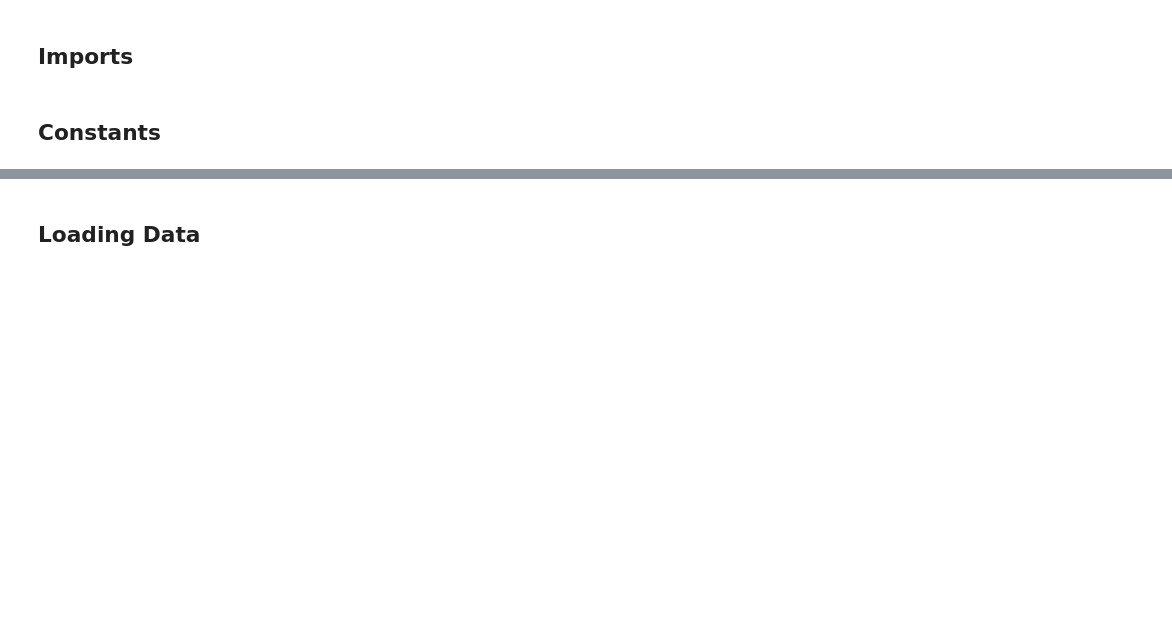
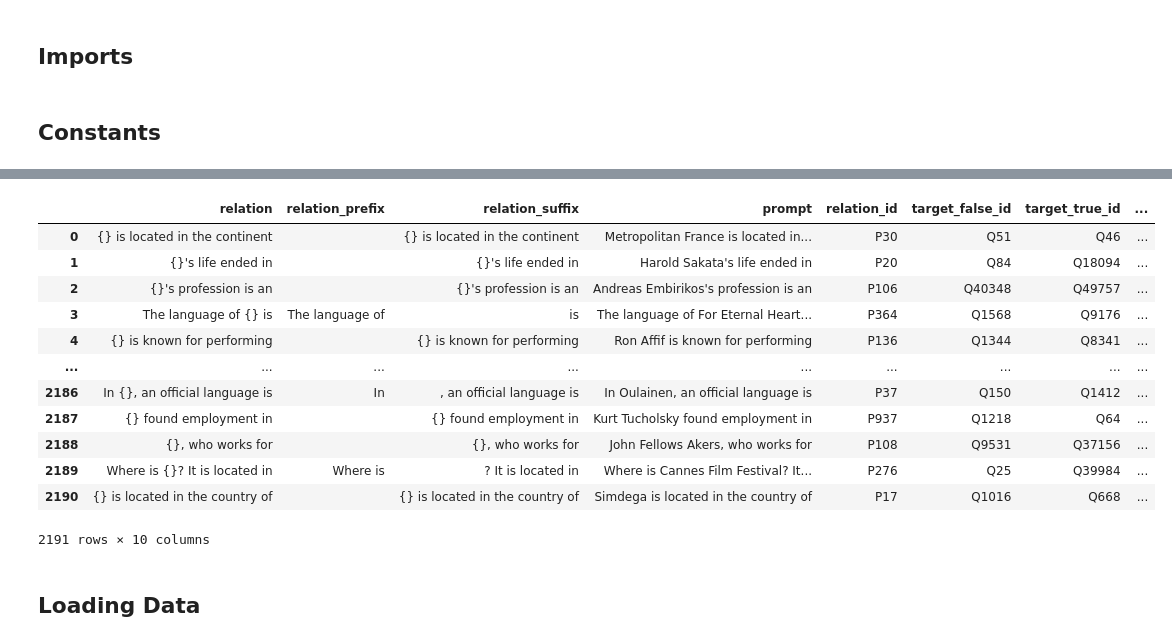
Before and after one commit to idangrosbard/ssm_analysis, a Jupyter notebook: notebooks/test-known_1000_correct.ipynb, the cells around one changed output, grey strips where cells are left out. Drawn from its saved outputs; the diff is of its cells as text; code cells hidden in the pictures; blank space fills up the shorter version.

```diff
--- a/notebooks/test-known_1000_correct.ipynb
+++ b/notebooks/test-known_1000_correct.ipynb
@@ -19,3 +53,21 @@ base_output_dir = PATHS.PROJECT_DIR / 'output'
+# %%
+df2 = pd.DataFrame(load_splitted_counter_fact())
+# %%
+df2
+# %% [output]
+|  | relation | relation_prefix | relation_suffix | prompt | relation_id | target_false_id | target_true_id | ... |
+| 0 | {} is located in the continent |  | {} is located in the continent | Metropolitan France is located in... | P30 | Q51 | Q46 | ... |
+| 1 | {}'s life ended in |  | {}'s life ended in | Harold Sakata's life ended in | P20 | Q84 | Q18094 | ... |
+| 2 | {}'s profession is an |  | {}'s profession is an | Andreas Embirikos's profession is an | P106 | Q40348 | Q49757 | ... |
+| 3 | The language of {} is | The language of | is | The language of For Eternal Heart... | P364 | Q1568 | Q9176 | ... |
+| 4 | {} is known for performing |  | {} is known for performing | Ron Affif is known for performing | P136 | Q1344 | Q8341 | ... |
+| ... | ... | ... | ... | ... | ... | ... | ... | ... |
+| 2186 | In {}, an official language is | In | , an official language is | In Oulainen, an official language is | P37 | Q150 | Q1412 | ... |
+| 2187 | {} found employment in |  | {} found employment in | Kurt Tucholsky found employment in | P937 | Q1218 | Q64 | ... |
+| 2188 | {}, who works for |  | {}, who works for | John Fellows Akers, who works for | P108 | Q9531 | Q37156 | ... |
+| 2189 | Where is {}? It is located in | Where is | ? It is located in | Where is Cannes Film Festival? It... | P276 | Q25 | Q39984 | ... |
+| 2190 | {} is located in the country of |  | {} is located in the country of | Simdega is located in the country of | P17 | Q1016 | Q668 | ... |
+2191 rows × 10 columns
 # %%
 pd.set_option('display.max_columns', 100)
 pd.set_option('display.max_rows', 50)
```
Also changed, not shown: parts of 6 cells of this notebook, 5 other files.
